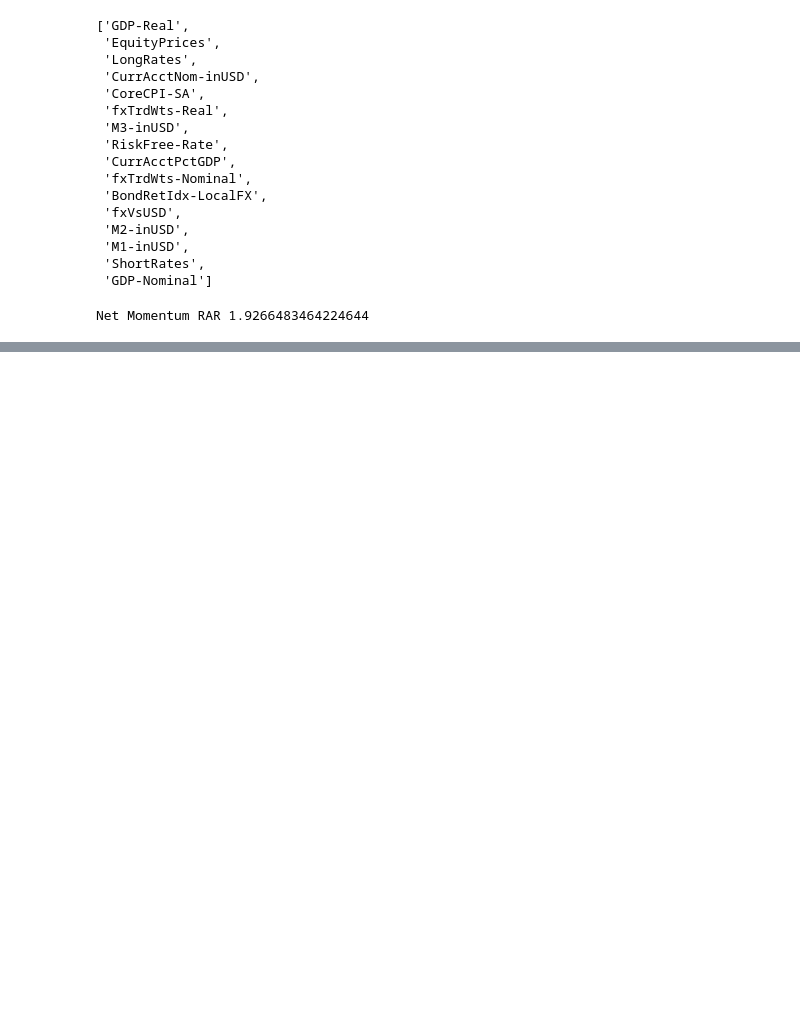
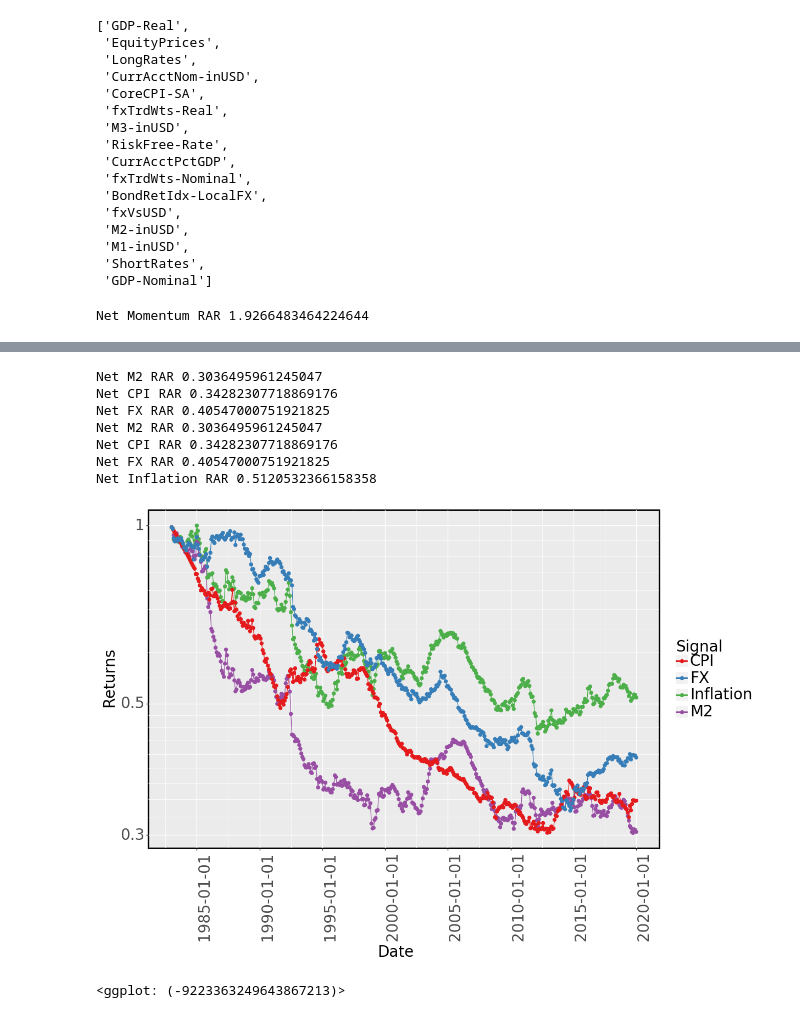
Before and after one commit to Mike-Huntress/Internship2020, a Jupyter notebook: globalbonds/notebooks/combination.ipynb, the cells around one changed output, grey strips where cells are left out. Drawn from its saved outputs; the diff is of its cells as text; code cells hidden in the pictures; blank space fills up the shorter version.

```diff
--- a/globalbonds/notebooks/combination.ipynb
+++ b/globalbonds/notebooks/combination.ipynb
@@ -496,0 +763,14 @@ t['method'] = tbl.index.map(lambda x: str(x[2]))
+# %%
+def get_cpi(dlib, mask, start_date, end_date):
+    cpi = mask(dlib.pull('CoreCPI-SA'))
+    W = 12
+    cpi = cpi.rolling(W).apply(lambda x: (x[W - 2] - x[W - 1])/ x[:W - 1].max())
+#     cpi = derivative(cpi, s=3)
+#     cpi = center_scale_using_historical_rolling(cpi, window=6, gap=1)
+    cpi_sig = signalize(cpi).fillna(0)
+    cpi_sig = cpi_sig.loc[start_date:end_date]
+    cpi_returns = calc_signal_risk_adj_returns(bond_returns, cash_rate, cpi_sig)
+    print('Net CPI RAR', cpi_returns.iloc[-1])
+    return cpi_sig, cpi_returns
+
+cpi_sig, cpi_returns = get_cpi(dlib, mask, START_DATE, END_DATE)
@@ -496,0 +834,42 @@ t['method'] = tbl.index.map(lambda x: str(x[2]))
+# %%
+m2_sig, m2_returns = get_m2(dlib, mask, START_DATE, END_DATE)
+cpi_sig, cpi_returns = get_cpi(dlib, mask, START_DATE, END_DATE)
+fx_sig, fx_returns = get_fx(dlib, mask, START_DATE, END_DATE)
+inflation_sig, inflation_returns = get_inflation(dlib, mask, START_DATE, END_DATE)
+df = {
+    'Inflation': inflation_returns,
+    'M2': m2_returns,
+    'CPI': cpi_returns,
+    'FX': fx_returns,
+}
+df = pd.DataFrame(df)
+df['date'] = df.index.to_series().map(lambda x: x.to_timestamp())
+df = df.melt(id_vars='date')
+(
+    ggplot(df, aes(x='date', y='value', color='variable')) +
+        geom_line(aes(group='variable')) +
+        geom_point(aes(group='variable'), size=2) +
+        scale_color_brewer(type='qualitative', palette=6) +
+        ylab('Cumulative Excess Returns') +
+        xlab('Date') +
+        scale_x_date() +
+        scale_y_log10() +
+        labs(color='Signal') +
+        theme(
+            text=element_text(size=20),
+            figure_size=(12, 8),
+            legend_position='right',
+            axis_text_x=element_text(size=20, angle=90, hjust=0),
+            panel_border=element_rect(colour="black", size=2),
+        )
+)
+# %% [output]
+Net M2 RAR 0.3036495961245047
+Net CPI RAR 0.34282307718869176
+Net FX RAR 0.40547000751921825
+Net M2 RAR 0.3036495961245047
+Net CPI RAR 0.34282307718869176
+Net FX RAR 0.40547000751921825
+Net Inflation RAR 0.5120532366158358
+[figure, added]
+<ggplot: (-9223363249643867213)>
```
Also changed, not shown: parts of 28 cells of this notebook, 5 other files.
